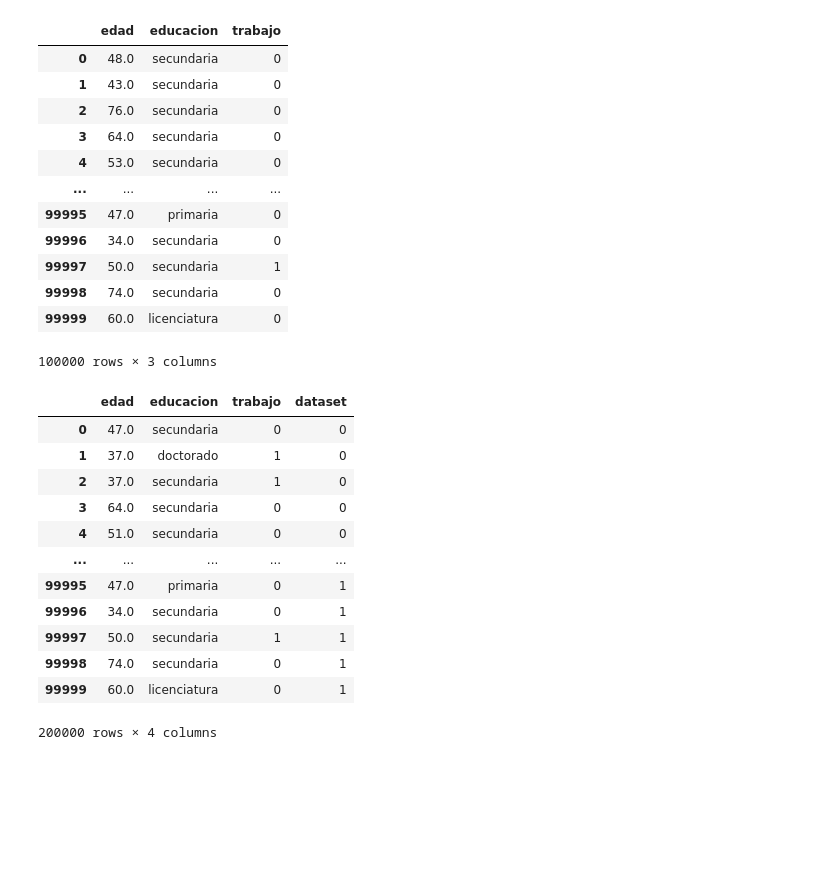
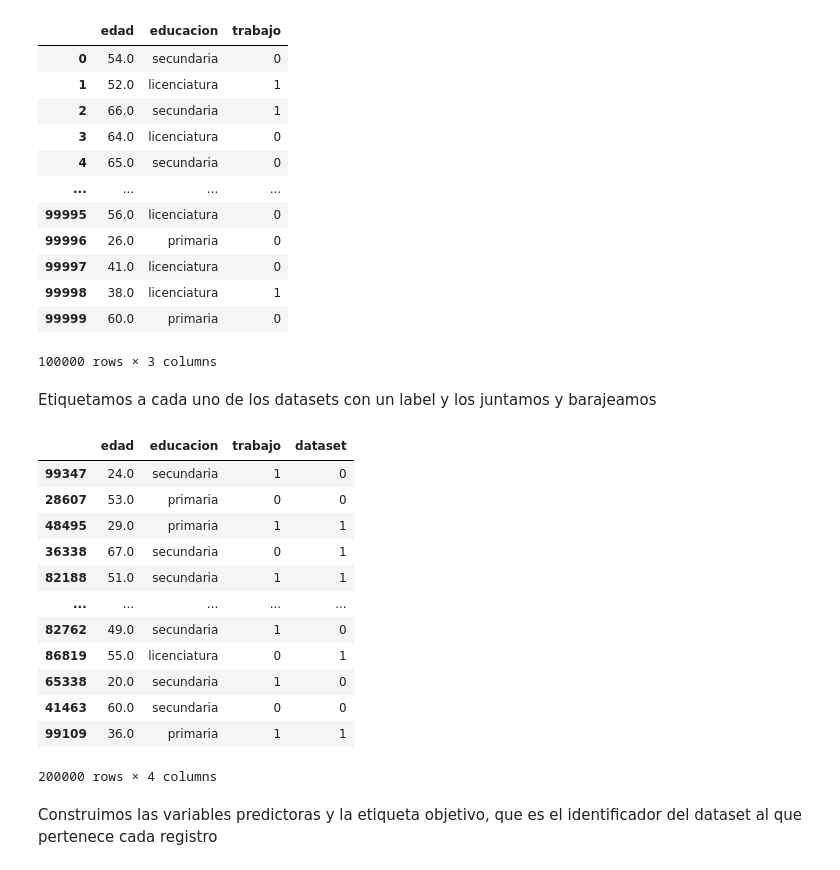
Before and after one commit to donielix/esic-bigdata-iv-blackops, a Jupyter notebook: notebooks/tema-4-ml-training/data-drift-classification.ipynb, the cells around one changed output. Drawn from its saved outputs; the diff is of its cells as text; code cells hidden in the pictures; blank space fills up the shorter version.

```diff
--- a/notebooks/tema-4-ml-training/data-drift-classification.ipynb
+++ b/notebooks/tema-4-ml-training/data-drift-classification.ipynb
@@ -10 +9,3 @@ from sklearn.dummy import DummyClassifier
+# %%
+gen = np.random.default_rng(seed=42)
 # %%
@@ -24,16 +22,14 @@ def get_educacion(
     for i in range(N):
         edad = edades[i]
         if edad > 30:
-            educ[i] = np.random.choice(
+            educ[i] = gen.choice(
                 ["primaria", "secundaria", "licenciatura", "doctorado"],
                 p=p30,
             )
         elif edad > 23:
-            educ[i] = np.random.choice(
-                ["primaria", "secundaria", "licenciatura"], p=p23
-            )
+            educ[i] = gen.choice(["primaria", "secundaria", "licenciatura"], p=p23)
         else:
-            educ[i] = np.random.choice(["primaria", "secundaria"], p=pelse)
+            educ[i] = gen.choice(["primaria", "secundaria"], p=pelse)
     return educ
 
 
@@ -46,16 +42,16 @@ def get_trabajo(
         edad = edades[i]
         educacion = educaciones[i]
         if edad < 20:
-            trabaj[i] = np.random.binomial(1, p=p20)
+            trabaj[i] = gen.binomial(1, p=p20)
         elif 20 <= edad < 30:
-            trabaj[i] = np.random.binomial(
+            trabaj[i] = gen.binomial(
                 1, p=p2030[0] if educacion == "licenciatura" else p2030[1]
             )
         elif 30 <= edad < 55:
-            trabaj[i] = np.random.binomial(
+            trabaj[i] = gen.binomial(
                 1,
                 p=p3055[0] if educacion in ("doctorado", "licenciatura") else p3055[1],
             )
         else:
-            trabaj[i] = np.random.binomial(1, p=p55)
+            trabaj[i] = gen.binomial(1, p=p55)
     return trabaj
@@ -62,5 +61,9 @@ def get_trabajo(
 # %%
-edades = get_truncated_normal(mean=40, sd=20, low=18, upp=80).rvs(size=N).round()
+edades = (
+    get_truncated_normal(mean=40, sd=20, low=18, upp=80)
+    .rvs(size=N, random_state=gen)
+    .round()
+)
 educaciones = get_educacion(
     edades, p30=[0.1, 0.5, 0.3, 0.1], p23=[0.1, 0.4, 0.5], pelse=[0.1, 0.9]
 )
@@ -86,6 +89,10 @@ display(df1)
 100000 rows × 3 columns
 # %%
-edades = get_truncated_normal(mean=55, sd=15, low=18, upp=90).rvs(size=N).round()
+edades = (
+    get_truncated_normal(mean=55, sd=15, low=18, upp=90)
+    .rvs(size=N, random_state=gen)
+    .round()
+)
 educaciones = get_educacion(
     edades, p30=[0.25, 0.4, 0.3, 0.05], p23=[0.2, 0.3, 0.5], pelse=[0.3, 0.7]
 )
@@ -97,39 +104,43 @@ df2 = pd.DataFrame(dict(edad=edades, educacion=educaciones, trabajo=trabajos))
 display(df2)
 # %% [output]
 |  | edad | educacion | trabajo |
-| 0 | 48.0 | secundaria | 0 |
-| 1 | 43.0 | secundaria | 0 |
-| 2 | 76.0 | secundaria | 0 |
-| 3 | 64.0 | secundaria | 0 |
-| 4 | 53.0 | secundaria | 0 |
+| 0 | 54.0 | secundaria | 0 |
+| 1 | 52.0 | licenciatura | 1 |
+| 2 | 66.0 | secundaria | 1 |
+| 3 | 64.0 | licenciatura | 0 |
+| 4 | 65.0 | secundaria | 0 |
 | ... | ... | ... | ... |
-| 99995 | 47.0 | primaria | 0 |
-| 99996 | 34.0 | secundaria | 0 |
-| 99997 | 50.0 | secundaria | 1 |
-| 99998 | 74.0 | secundaria | 0 |
-| 99999 | 60.0 | licenciatura | 0 |
+| 99995 | 56.0 | licenciatura | 0 |
+| 99996 | 26.0 | primaria | 0 |
+| 99997 | 41.0 | licenciatura | 0 |
+| 99998 | 38.0 | licenciatura | 1 |
+| 99999 | 60.0 | primaria | 0 |
 100000 rows × 3 columns
+# %% [markdown]
+Etiquetamos a cada uno de los datasets con un label y los juntamos y barajeamos
 # %%
 df1["dataset"] = 0
 df2["dataset"] = 1
 
 
-df = pd.concat([df1, df2])
+df = pd.concat([df1, df2]).sample(frac=1)
 display(df)
 # %% [output]
 |  | edad | educacion | trabajo | dataset |
-| 0 | 47.0 | secundaria | 0 | 0 |
-| 1 | 37.0 | doctorado | 1 | 0 |
-| 2 | 37.0 | secundaria | 1 | 0 |
-| 3 | 64.0 | secundaria | 0 | 0 |
-| 4 | 51.0 | secundaria | 0 | 0 |
+| 99347 | 24.0 | secundaria | 1 | 0 |
+| 28607 | 53.0 | primaria | 0 | 0 |
+| 48495 | 29.0 | primaria | 1 | 1 |
+| 36338 | 67.0 | secundaria | 0 | 1 |
+| 82188 | 51.0 | secundaria | 1 | 1 |
 | ... | ... | ... | ... | ... |
-| 99995 | 47.0 | primaria | 0 | 1 |
-| 99996 | 34.0 | secundaria | 0 | 1 |
-| 99997 | 50.0 | secundaria | 1 | 1 |
-| 99998 | 74.0 | secundaria | 0 | 1 |
-| 99999 | 60.0 | licenciatura | 0 | 1 |
+| 82762 | 49.0 | secundaria | 1 | 0 |
+| 86819 | 55.0 | licenciatura | 0 | 1 |
+| 65338 | 20.0 | secundaria | 1 | 0 |
+| 41463 | 60.0 | secundaria | 0 | 0 |
+| 99109 | 36.0 | primaria | 1 | 1 |
 200000 rows × 4 columns
+# %% [markdown]
+Construimos las variables predictoras y la etiqueta objetivo, que es el identificador del dataset al que pertenece cada registro
 # %%
 X = df.drop(columns="dataset")
 y = df.dataset
```
Also changed, not shown: parts of 9 cells of this notebook.
